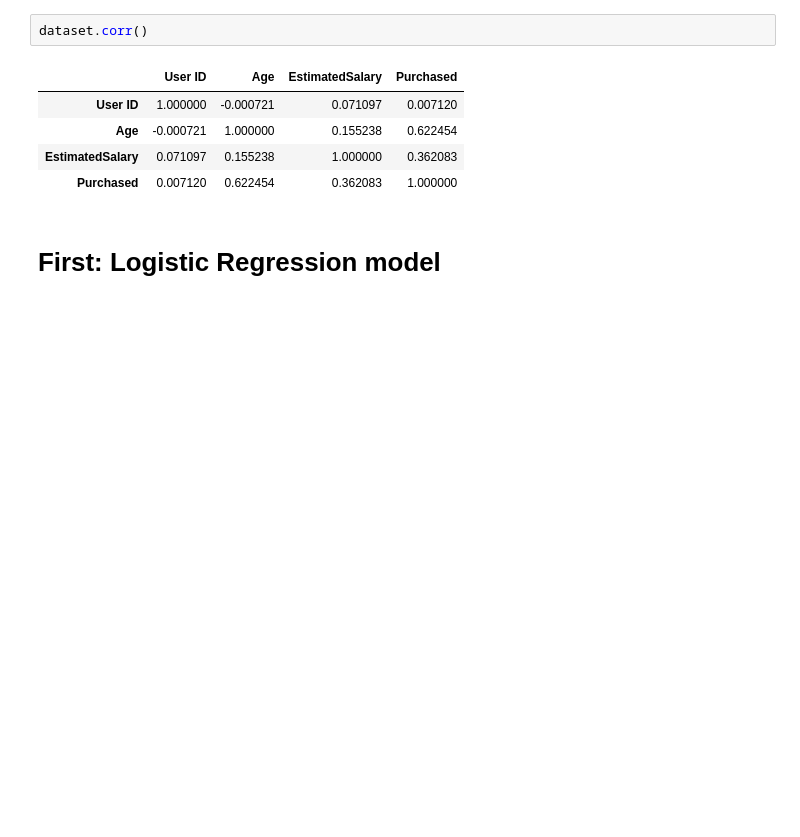
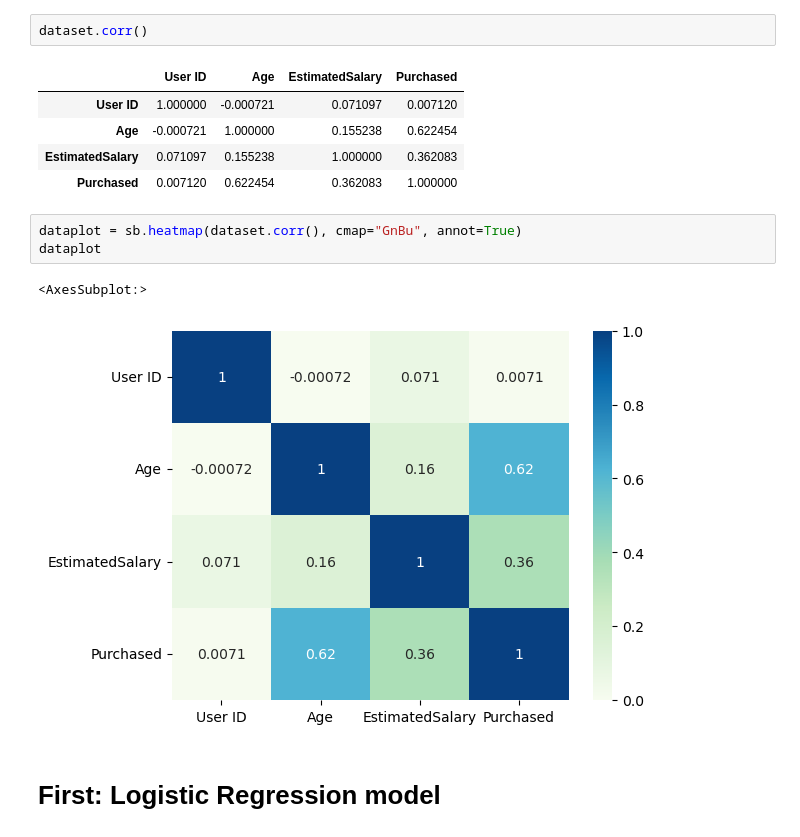
Before and after one commit to Tuwaiq-Data-Science-Bootcamp-V2/LogisticRegression_Lab, a Jupyter notebook: LogisticRegression_Assignment.ipynb, the cells around one changed output. Cells and saved outputs as stored; diff of their text form; blank space fills up the shorter version.

```diff
--- a/LogisticRegression_Assignment.ipynb
+++ b/LogisticRegression_Assignment.ipynb
@@ -84,6 +110,12 @@ dataset.corr()
 | Age | -0.000721 | 1.000000 | 0.155238 | 0.622454 |
 | EstimatedSalary | 0.071097 | 0.155238 | 1.000000 | 0.362083 |
 | Purchased | 0.007120 | 0.622454 | 0.362083 | 1.000000 |
+# %%
+dataplot = sb.heatmap(dataset.corr(), cmap="GnBu", annot=True)
+dataplot
+# %% [output]
+<AxesSubplot:>
+[figure, added]
 # %% [markdown]
 # First: Logistic Regression model
 # %% [markdown]
```
Also changed, not shown: parts of 29 cells of this notebook.
